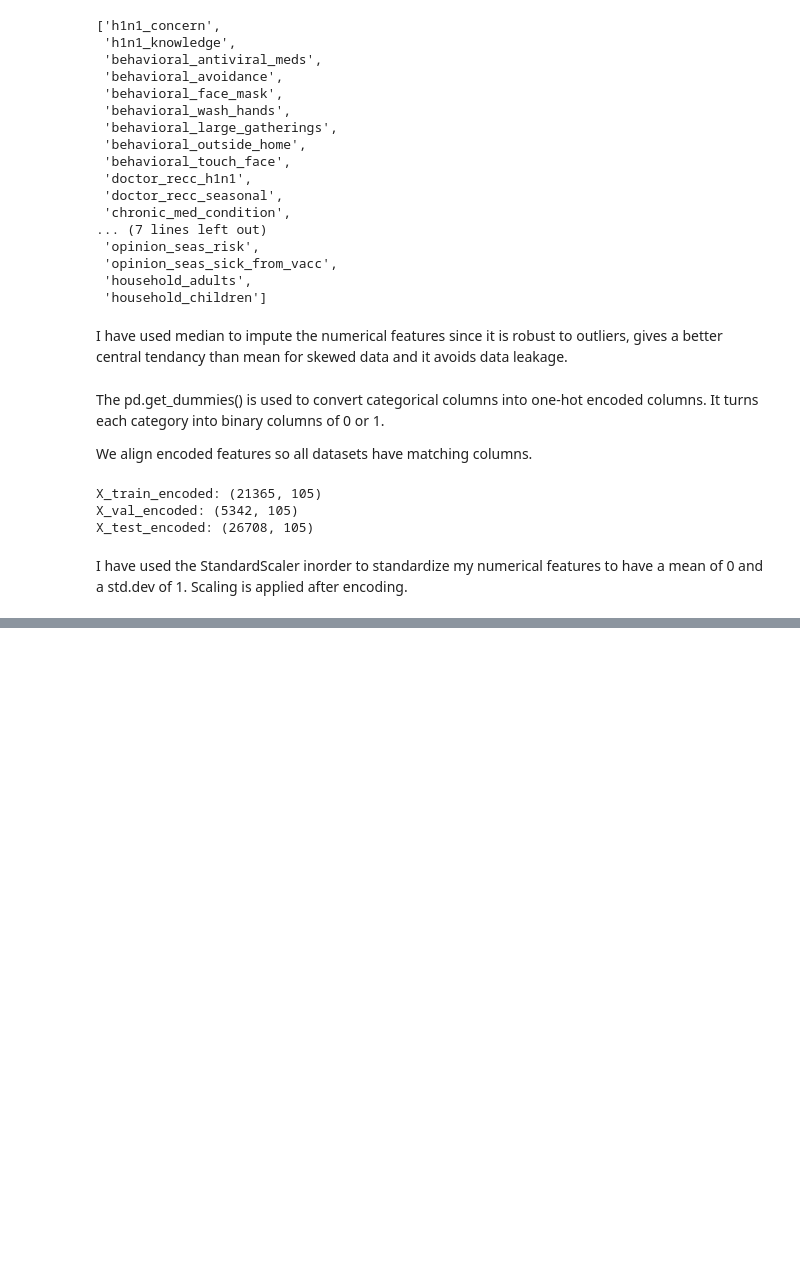
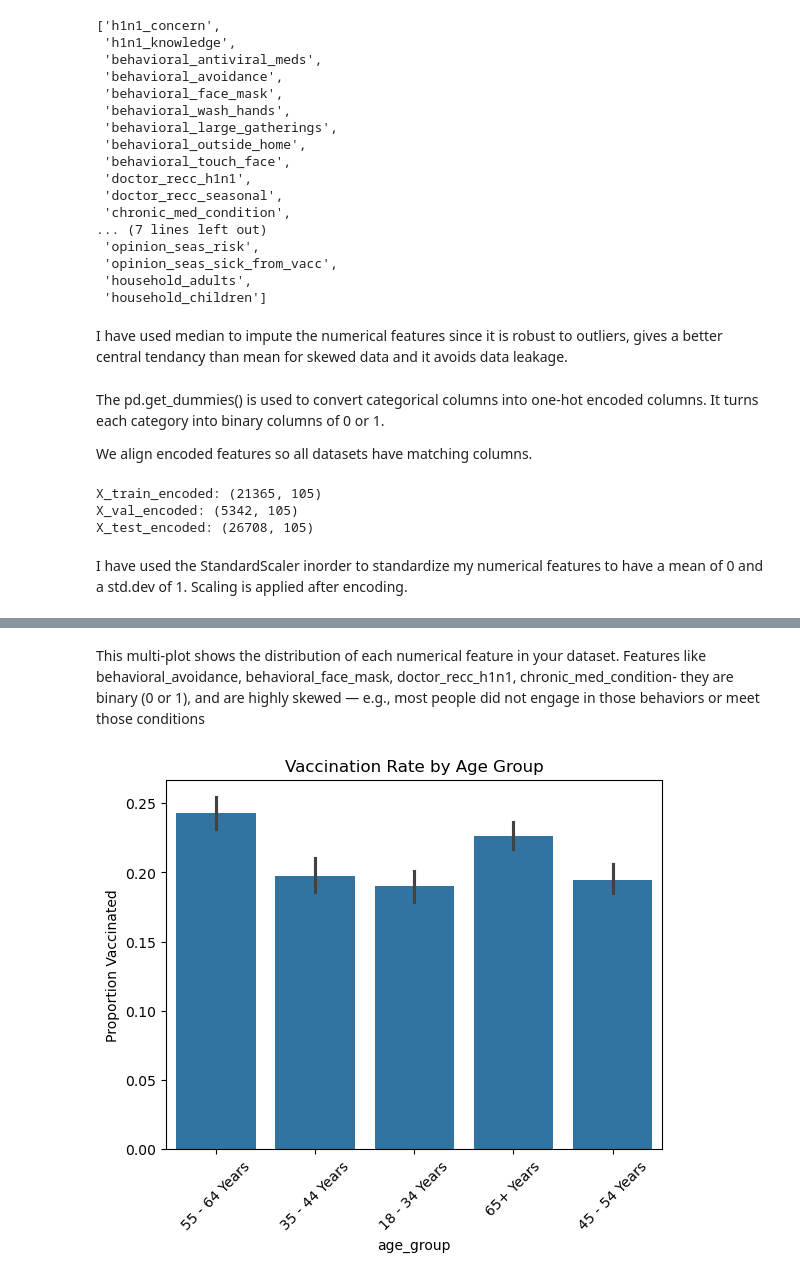
Before and after one commit to Irene-coder-dot/predicting_H1N1_targetvariable, a Jupyter notebook: H1N1_predict.ipynb, the cells around one changed output, grey strips where cells are left out. Drawn from its saved outputs; the diff is of its cells as text; code cells hidden in the pictures; blank space fills up the shorter version.

```diff
--- a/H1N1_predict.ipynb
+++ b/H1N1_predict.ipynb
@@ -192,0 +220,17 @@ I have used the StandardScaler inorder to standardize my numerical features to h
+# %% [markdown]
+This multi-plot shows the distribution of each numerical feature in your dataset.
+Features like behavioral_avoidance, behavioral_face_mask, doctor_recc_h1n1, chronic_med_condition- they are binary (0 or 1), and are highly skewed — e.g., most people did not engage in those behaviors or meet those conditions
+# %%
+# Relationships between categorical features and target
+# Plotting vaccination rate by age group
+# Merge features and target temporarily for visualization
+merged = pd.concat([features, target], axis=1)
+
+# Barplot of H1N1 vaccine uptake by age group
+sns.barplot(data=merged, x="age_group", y="h1n1_vaccine")
+plt.title("Vaccination Rate by Age Group")
+plt.ylabel("Proportion Vaccinated")
+plt.xticks(rotation=45)
+plt.show()
+# %% [output]
+[figure, added]
```
Also changed, not shown: parts of 7 cells of this notebook.
